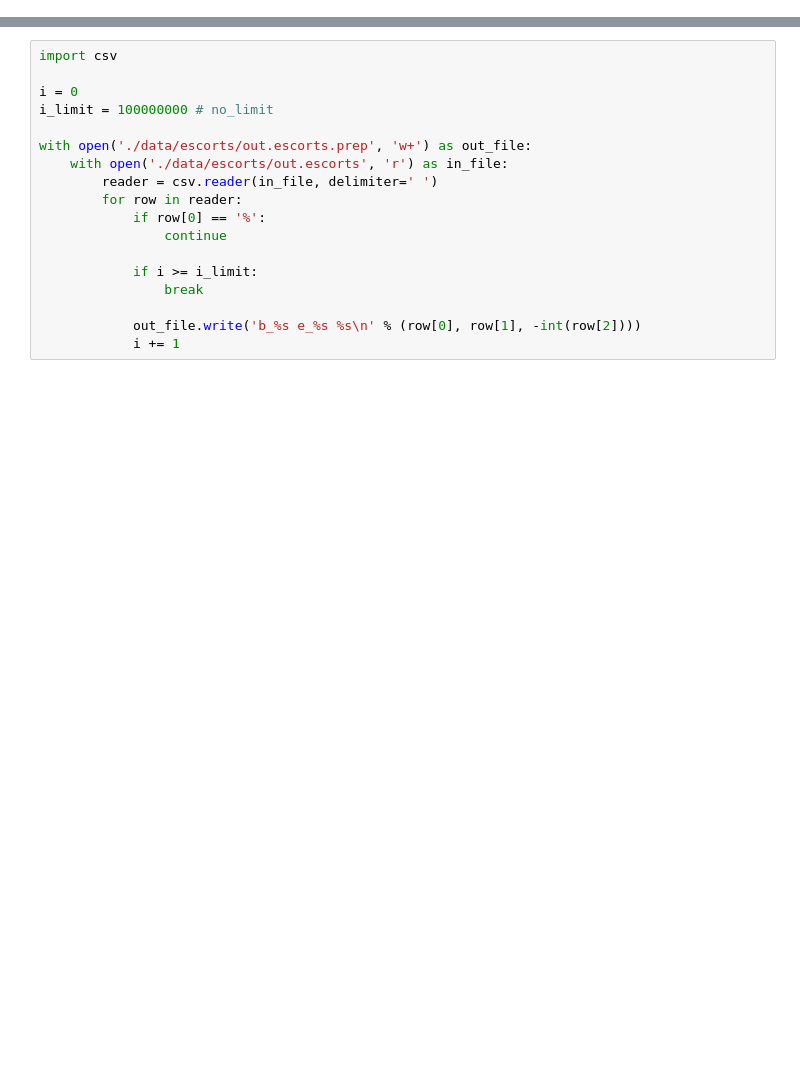
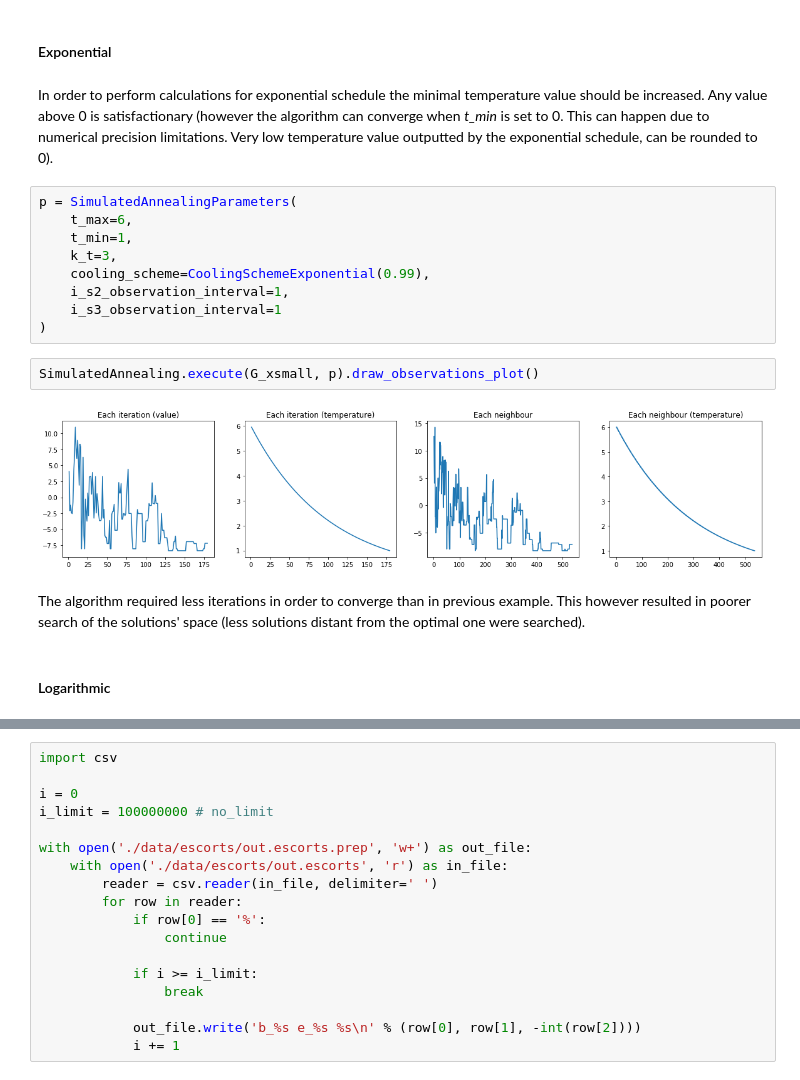
Before and after one commit to zacateras/simulated-anneling-in-weighted-directed-graph-assignment-problem, a Jupyter notebook: report.ipynb, the cells around one changed output, grey strips where cells are left out. Drawn from its saved outputs; the diff is of its cells as text; blank space fills up the shorter version.

```diff
--- a/report.ipynb
+++ b/report.ipynb
@@ -910,0 +125,21 @@ The dataset needs to be preprocessed before analysis. Since the first column con
+# %% [markdown]
+#### Exponential
+# %% [markdown]
+In order to perform calculations for exponential schedule the minimal temperature value should be increased. Any value above 0 is satisfactionary (however the algorithm can converge when *t_min* is set to 0. This can happen due to numerical precision limitations. Very low temperature value outputted by the exponential schedule, can be rounded to 0).
+# %%
+p = SimulatedAnnealingParameters(
+    t_max=6,
+    t_min=1,
+    k_t=3,
+    cooling_scheme=CoolingSchemeExponential(0.99),
+    i_s2_observation_interval=1,
+    i_s3_observation_interval=1
+)
+# %%
+SimulatedAnnealing.execute(G_xsmall, p).draw_observations_plot()
+# %% [output]
+[figure, added]
+# %% [markdown]
+The algorithm required less iterations in order to converge than in previous example. This however resulted in poorer search of the solutions' space (less solutions distant from the optimal one were searched).
+# %% [markdown]
+#### Logarithmic
```
Also changed, not shown: parts of 221 cells of this notebook, 2 other files.
